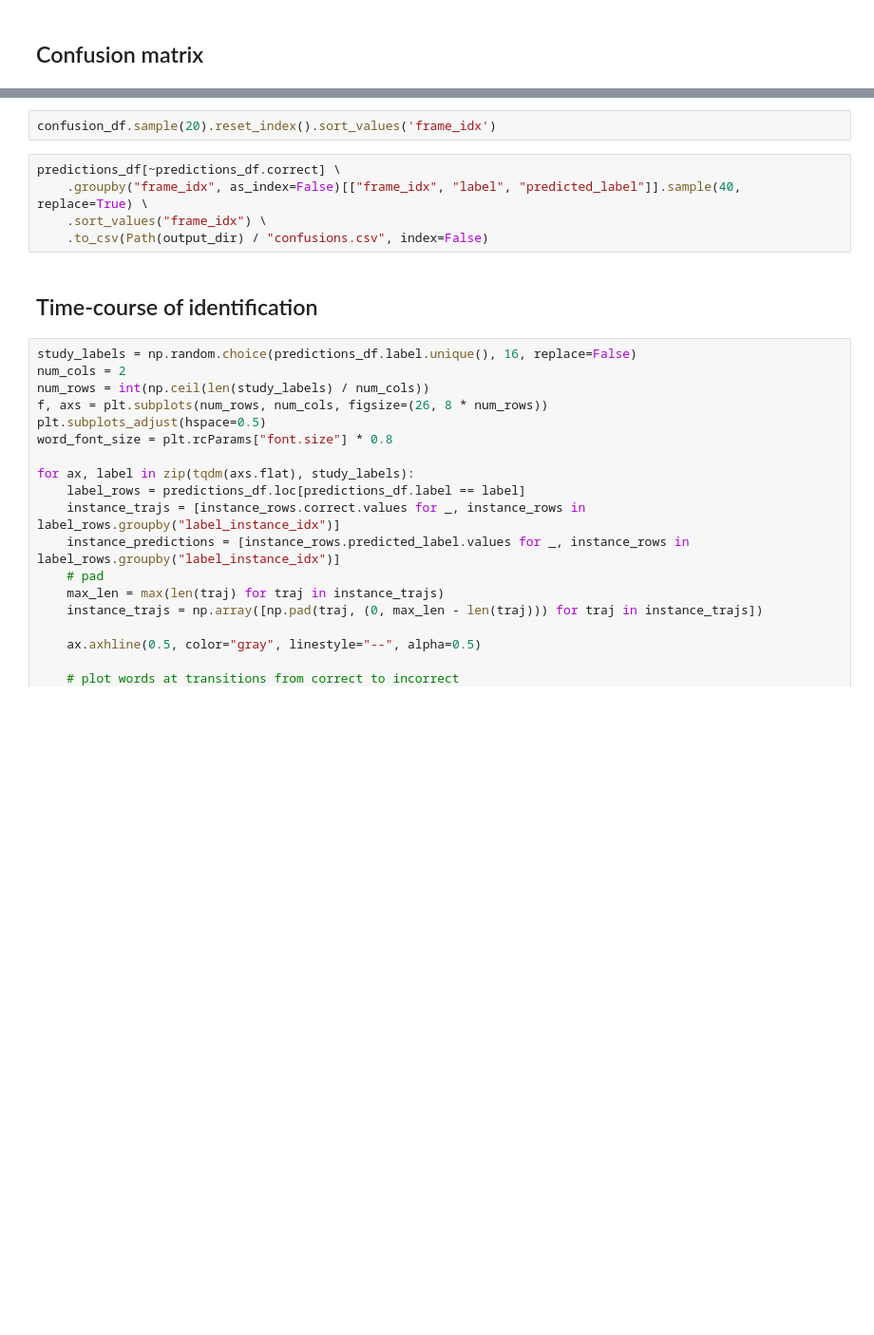
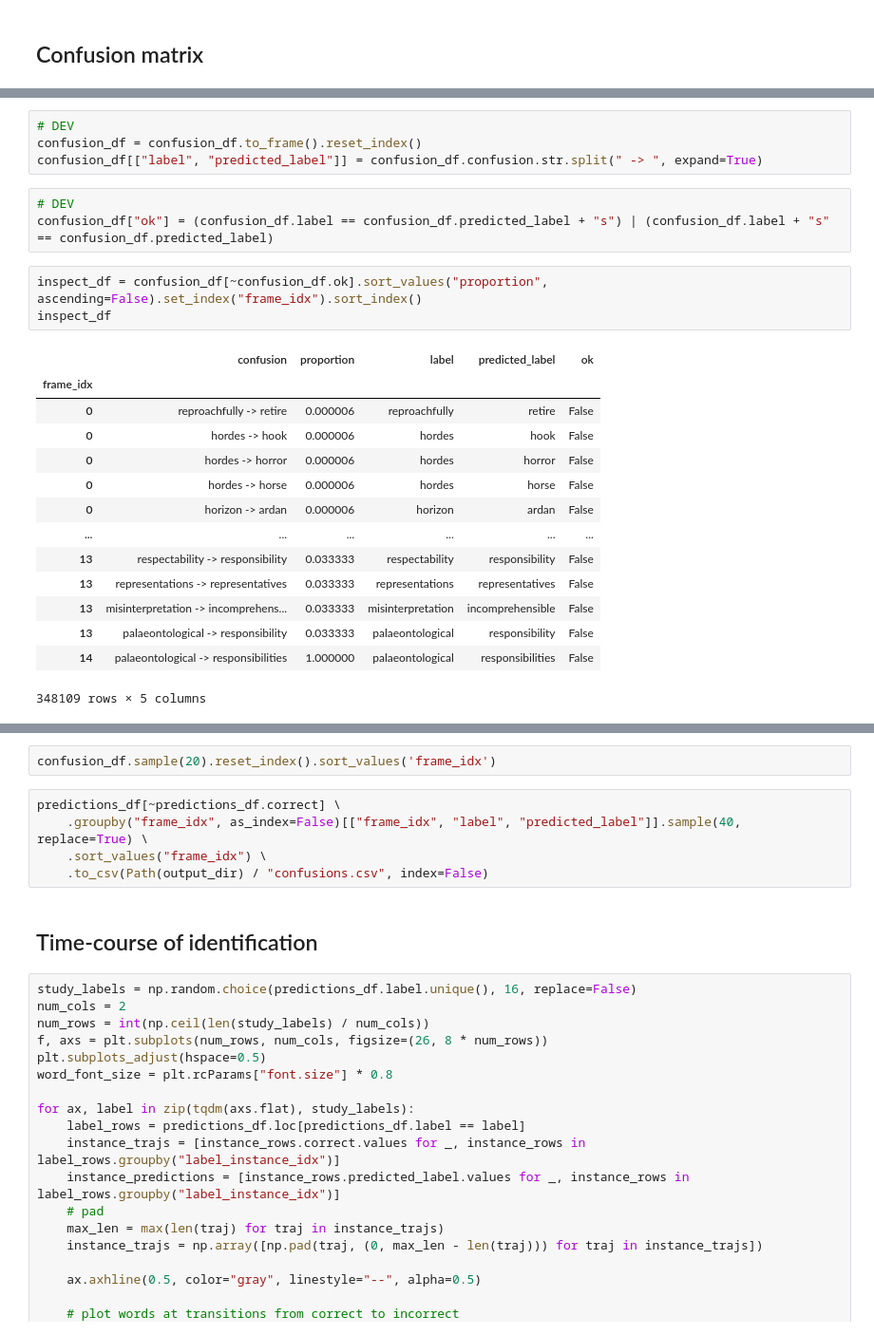
Before and after one commit to hans/ideal-word-representations, a Jupyter notebook: notebooks/word_discrimination.ipynb, the cells around one changed output, grey strips where cells are left out. Shown at 95% size. Cells and saved outputs as stored; diff of their text form; blank space fills up the shorter version.

```diff
--- a/notebooks/word_discrimination.ipynb
+++ b/notebooks/word_discrimination.ipynb
@@ -80,0 +126,25 @@ confusion_df = confusion_df.groupby("frame_idx").confusion.value_counts(normaliz
+# %%
+# DEV
+confusion_df = confusion_df.to_frame().reset_index()
+confusion_df[["label", "predicted_label"]] = confusion_df.confusion.str.split(" -> ", expand=True)
+# %%
+# DEV
+confusion_df["ok"] = (confusion_df.label == confusion_df.predicted_label + "s") | (confusion_df.label + "s" == confusion_df.predicted_label)
+# %%
+inspect_df = confusion_df[~confusion_df.ok].sort_values("proportion", ascending=False).set_index("frame_idx").sort_index()
+inspect_df
+# %% [output]
+|  | confusion | proportion | label | predicted_label | ok |
+| frame_idx |  |  |  |  |  |
+| 0 | reproachfully -> retire | 0.000006 | reproachfully | retire | False |
+| 0 | hordes -> hook | 0.000006 | hordes | hook | False |
+| 0 | hordes -> horror | 0.000006 | hordes | horror | False |
+| 0 | hordes -> horse | 0.000006 | hordes | horse | False |
+| 0 | horizon -> ardan | 0.000006 | horizon | ardan | False |
+| ... | ... | ... | ... | ... | ... |
+| 13 | respectability -> responsibility | 0.033333 | respectability | responsibility | False |
+| 13 | representations -> representatives | 0.033333 | representations | representatives | False |
+| 13 | misinterpretation -> incomprehens... | 0.033333 | misinterpretation | incomprehensible | False |
+| 13 | palaeontological -> responsibility | 0.033333 | palaeontological | responsibility | False |
+| 14 | palaeontological -> responsibilities | 1.000000 | palaeontological | responsibilities | False |
+348109 rows × 5 columns
```
Also changed, not shown: parts of 11 cells of this notebook, 17 other files.
